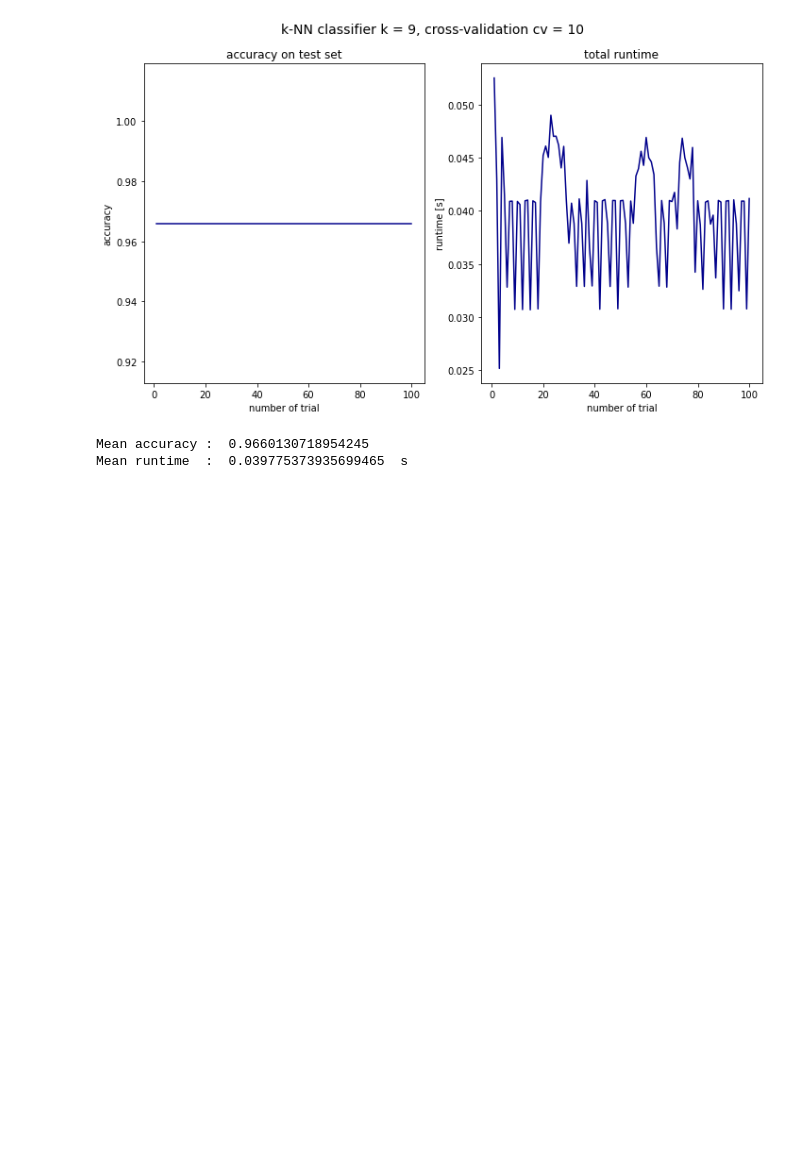
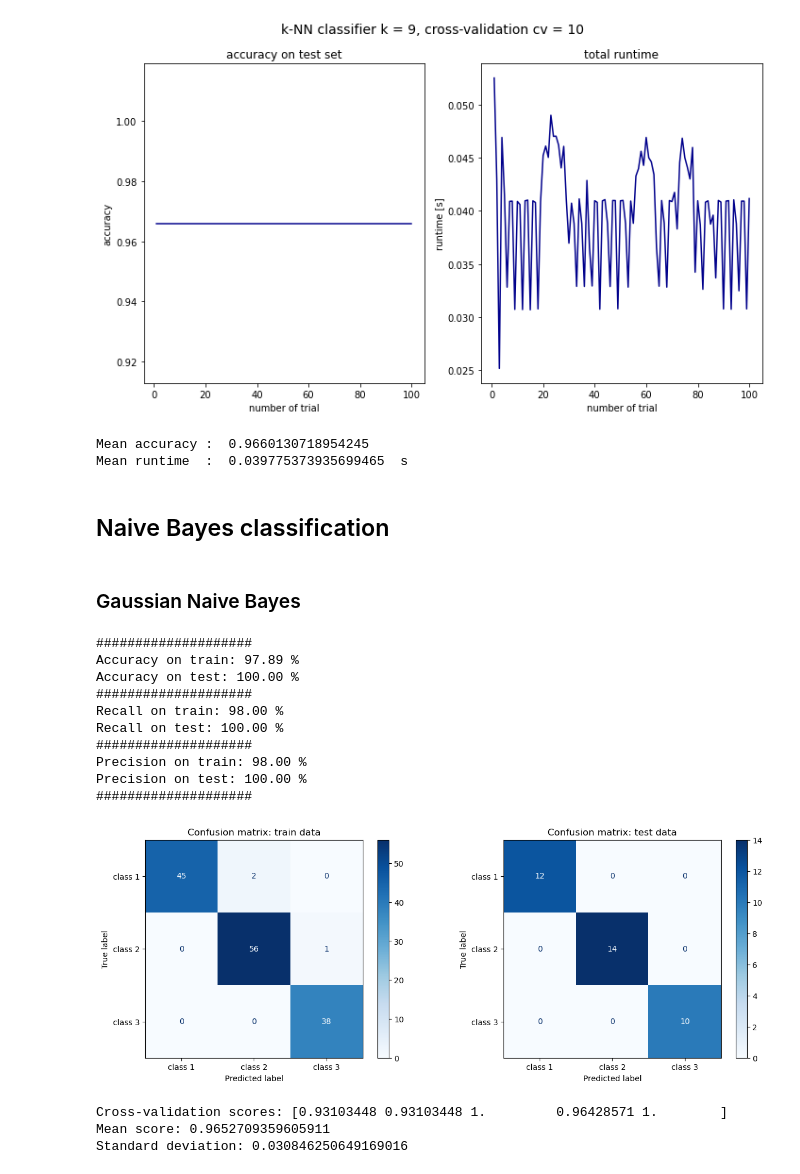
Before and after one commit to nadiaverdha/MachineLearningEx1, a Jupyter notebook: Ex1_wine.ipynb, the cells around one changed output. Drawn from its saved outputs; the diff is of its cells as text; code cells hidden in the pictures; blank space fills up the shorter version.

Commit message:
added Naive Bayes classification, changed print in the evaluate function

```diff
--- a/Ex1_wine.ipynb
+++ b/Ex1_wine.ipynb
@@ -897,3 +897,46 @@ print('Mean runtime  : ', str(np.mean(runtime)), ' s')
 # %% [output]
 Mean accuracy :  0.9660130718954245
 Mean runtime  :  0.039775373935699465  s
+# %% [markdown]
+## Naive Bayes classification
+# %% [markdown]
+### Gaussian Naive Bayes
+# %%
+from sklearn.naive_bayes import GaussianNB
+
+# Create a Gaussian Naive Bayes classifier and fit it to the training data
+gnb_model = GaussianNB()
+gnb_model.fit(X_train, y_train)
+
+# Make predictions on the testing data
+y_pred = gnb_model.predict(X_test)
+
+evaluate(gnb_model)
+# %% [output]
+####################
+Accuracy on train: 97.89 %
+Accuracy on test: 100.00 %
+####################
+Recall on train: 98.00 %
+Recall on test: 100.00 %
+####################
+Precision on train: 98.00 %
+Precision on test: 100.00 %
+####################
+[figure, added]
+# %%
+from sklearn.model_selection import cross_val_score
+
+# Use cross-validation to estimate the classifier's accuracy
+scores = cross_val_score(gnb_model, X_train, y_train, cv=5)
+
+# Print the cross-validation scores
+print("Cross-validation scores:", scores)
+
+# Calculate the mean and standard deviation of the scores
+print("Mean score:", scores.mean())
+print("Standard deviation:", scores.std())
+# %% [output]
+Cross-validation scores: [0.93103448 0.93103448 1.         0.96428571 1.        ]
+Mean score: 0.9652709359605911
+Standard deviation: 0.030846250649169016
```
Also changed, not shown: parts of 12 cells of this notebook.
